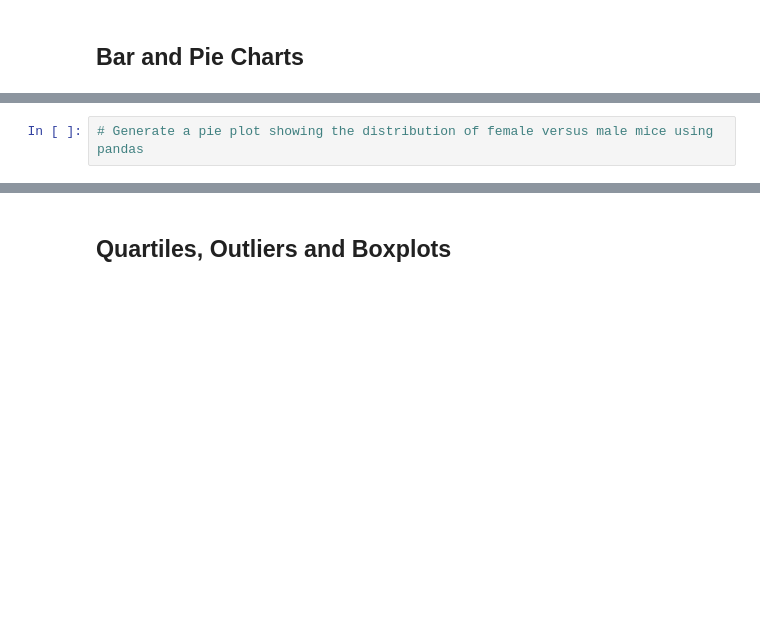
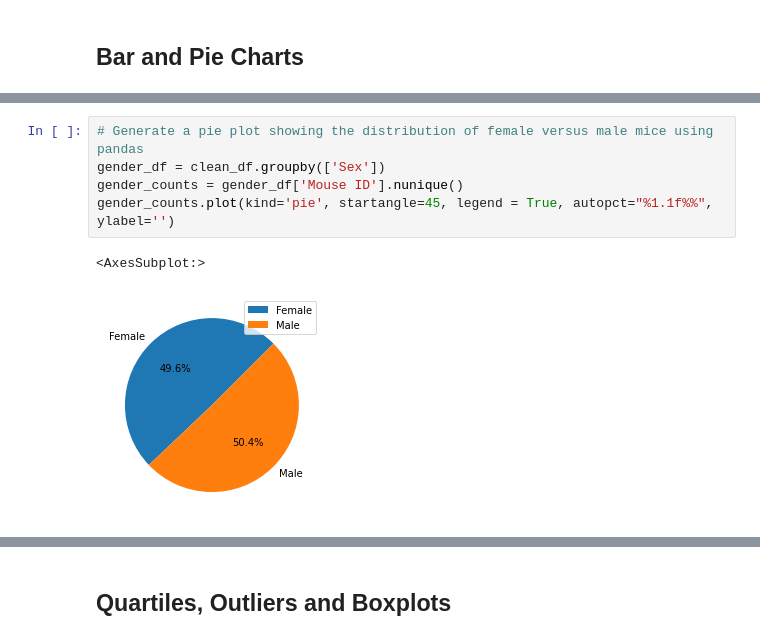
Before and after one commit to thatpatchguy/Bootcamp, a Jupyter notebook: MatPlotLib/05-Matplotlib_Homework_Instructions_Pymaceuticals_pymaceuticals_starter.ipynb, the cells around one changed output, grey strips where cells are left out. Saved outputs shown, nothing was run; the diff lists cells and outputs as text; blank space fills up the shorter version.

```diff
--- a/MatPlotLib/05-Matplotlib_Homework_Instructions_Pymaceuticals_pymaceuticals_starter.ipynb
+++ b/MatPlotLib/05-Matplotlib_Homework_Instructions_Pymaceuticals_pymaceuticals_starter.ipynb
@@ -150,4 +167,10 @@ plt.bar([1,2,3,4,5,6,7,8,9,10], mice_per_regimen)
 # %%
 # Generate a pie plot showing the distribution of female versus male mice using pandas
+gender_df = clean_df.groupby(['Sex'])
+gender_counts = gender_df['Mouse ID'].nunique()
+gender_counts.plot(kind='pie', startangle=45, legend = True, autopct="%1.1f%%", ylabel='')
+# %% [output]
+<AxesSubplot:>
+[figure, added]
 # %%
 # Generate a pie plot showing the distribution of female versus male mice using pyplot
```
Also changed, not shown: parts of 9 cells of this notebook.
